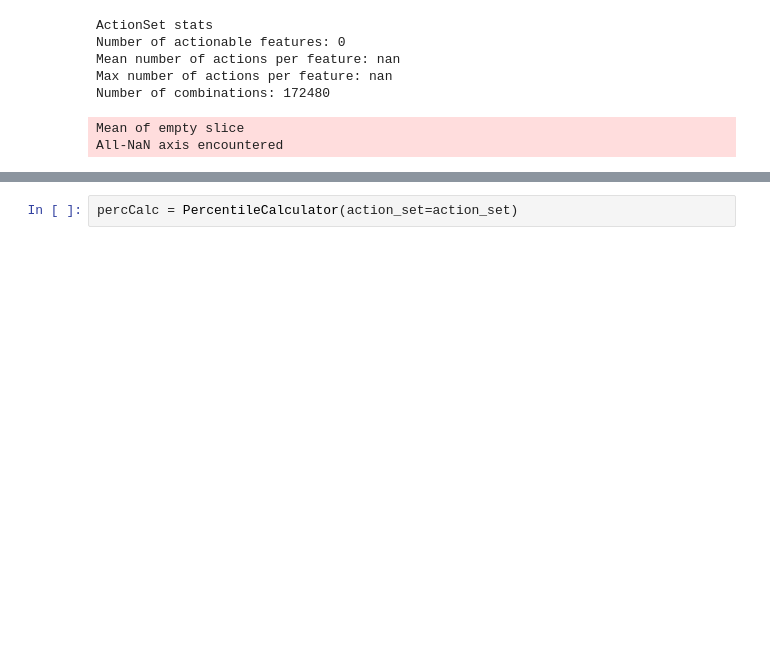
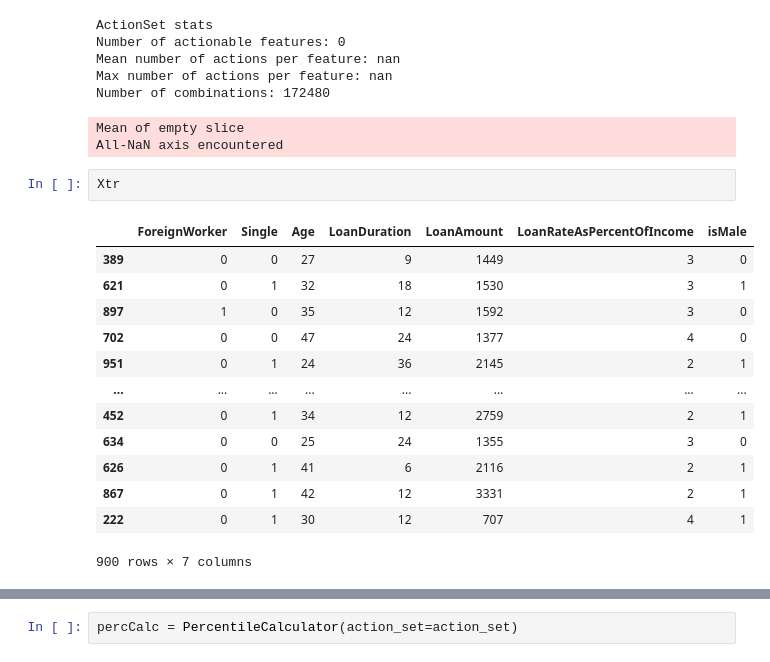
Before and after one commit to hiaac-finance/cfmining, a Jupyter notebook: examples/sandbox.ipynb, the cells around one changed output, grey strips where cells are left out. Saved outputs shown, nothing was run; the diff lists cells and outputs as text; blank space fills up the shorter version.

```diff
--- a/examples/sandbox.ipynb
+++ b/examples/sandbox.ipynb
@@ -218,3 +218,19 @@ Max number of actions per feature: nan
 Number of combinations: 172480
 Mean of empty slice
 All-NaN axis encountered
+# %%
+Xtr
+# %% [output]
+|  | ForeignWorker | Single | Age | LoanDuration | LoanAmount | LoanRateAsPercentOfIncome | isMale |
+| 389 | 0 | 0 | 27 | 9 | 1449 | 3 | 0 |
+| 621 | 0 | 1 | 32 | 18 | 1530 | 3 | 1 |
+| 897 | 1 | 0 | 35 | 12 | 1592 | 3 | 0 |
+| 702 | 0 | 0 | 47 | 24 | 1377 | 4 | 0 |
+| 951 | 0 | 1 | 24 | 36 | 2145 | 2 | 1 |
+| ... | ... | ... | ... | ... | ... | ... | ... |
+| 452 | 0 | 1 | 34 | 12 | 2759 | 2 | 1 |
+| 634 | 0 | 0 | 25 | 24 | 1355 | 3 | 0 |
+| 626 | 0 | 1 | 41 | 6 | 2116 | 2 | 1 |
+| 867 | 0 | 1 | 42 | 12 | 3331 | 2 | 1 |
+| 222 | 0 | 1 | 30 | 12 | 707 | 4 | 1 |
+900 rows × 7 columns
```
Also changed, not shown: parts of 4 cells of this notebook, 1 other file.
